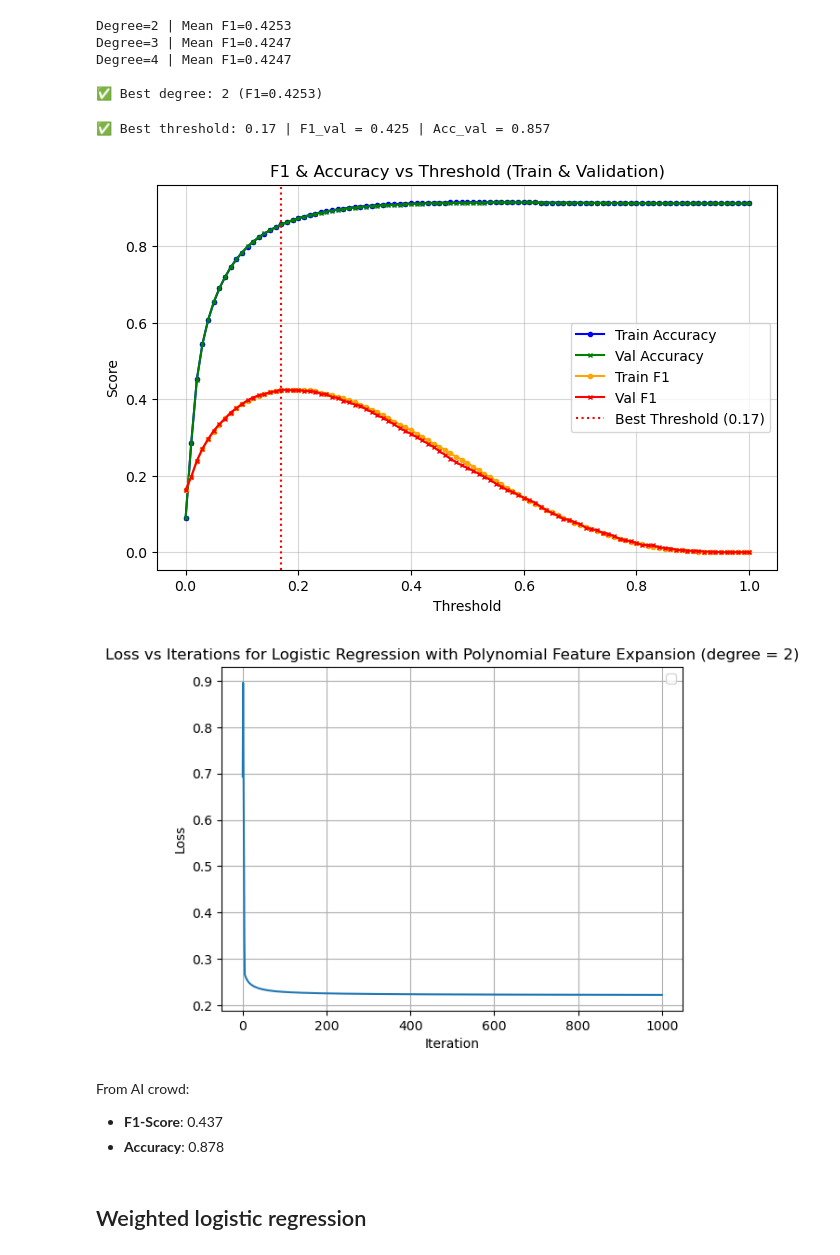
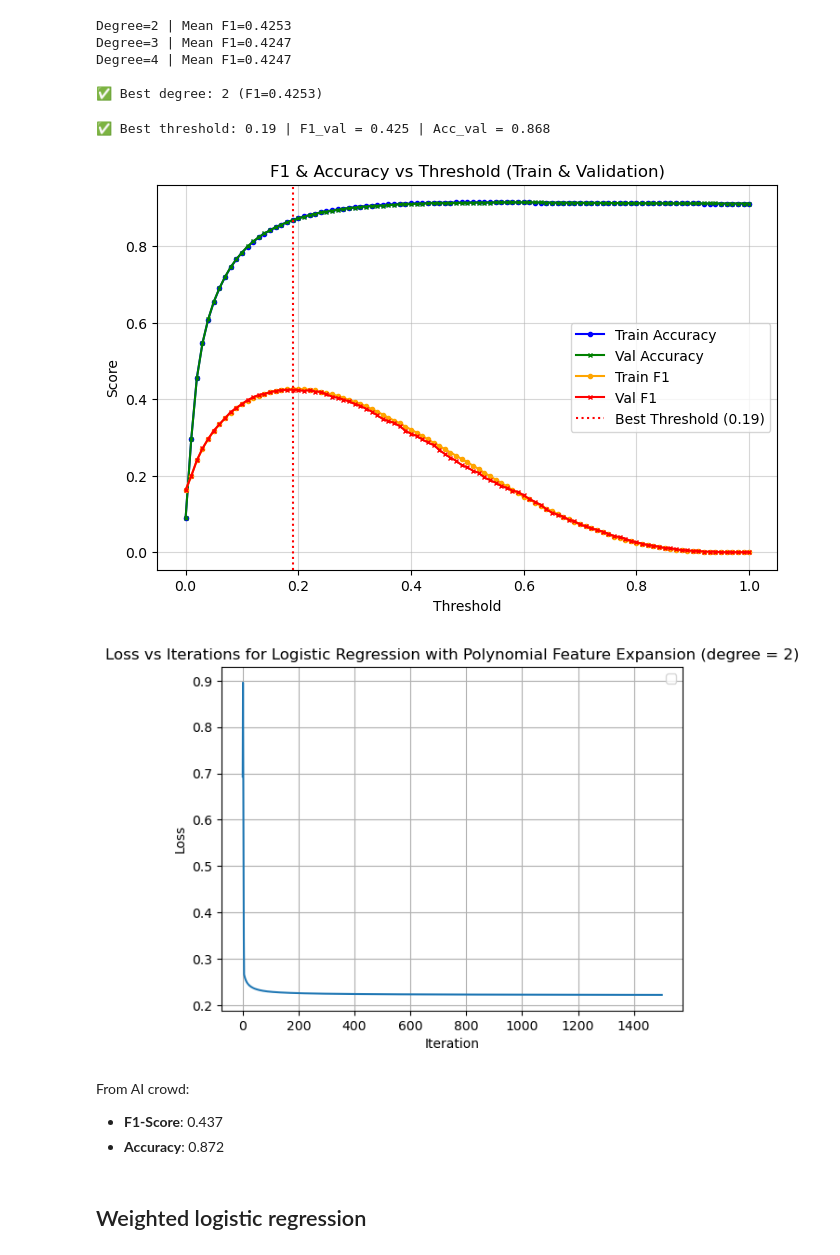
Before and after one commit to nathanmutin/MilaLyon, a Jupyter notebook: crossvalidation.ipynb, the cells around one changed output. Drawn from its saved outputs; the diff is of its cells as text; code cells hidden in the pictures.

```diff
--- a/crossvalidation.ipynb
+++ b/crossvalidation.ipynb
@@ -204,23 +204,23 @@ best_degree = 2
 # %%
 x_train_poly = build_poly(data_copy['x_train'], best_degree, to_expand=data_copy['continuous'])
 x_val_poly = build_poly(data_copy['x_val'], best_degree, to_expand=data_copy['continuous'])
 x_test_poly = build_poly(data_copy['x_test'], best_degree, to_expand=data_copy['continuous'])
 
-weights_2, losses_2 = logistic_regression(data_copy['y_train'], x_train_poly, np.zeros(x_train_poly.shape[1]), max_iters=max_iter, gamma=best_gamma, return_history=True)
+weights_2, losses_2 = logistic_regression(data_copy['y_train'], x_train_poly, np.zeros(x_train_poly.shape[1]), max_iters=1500, gamma=best_gamma, return_history=True)
 
 best_t = plot_training_validation_performance(x_train_poly, data_copy['y_train'], x_val_poly, data_copy['y_val'], weights_2, losses_2)
 
 plt.plot(losses_2)
 plt.xlabel("Iteration")
 plt.ylabel("Loss")
 plt.title(f"Loss vs Iterations for Logistic Regression with Polynomial Feature Expansion (degree = {best_degree})")
 plt.legend()
 plt.grid(True)
 plt.show()
 # %% [output]
-✅ Best threshold: 0.17 | F1_val = 0.425 | Acc_val = 0.857
+✅ Best threshold: 0.19 | F1_val = 0.425 | Acc_val = 0.868
-[figure, old version]
+[figure, new version]
-[figure, old version]
+[figure, new version]
 # %%
 #best_t = 0.17
 # Predict on test set and create submission file
@@ -231,7 +231,7 @@ create_csv_submission(data_copy['test_ids'], test_pred, 'logistic_regression_sub
 # %% [markdown]
 From AI crowd:
 - **F1-Score**: 0.437
-- **Accuracy**: 0.878
+- **Accuracy**: 0.872
 # %% [markdown]
 ## Weighted logistic regression
 # %%
```
Also changed, not shown: parts of 9 cells of this notebook.
